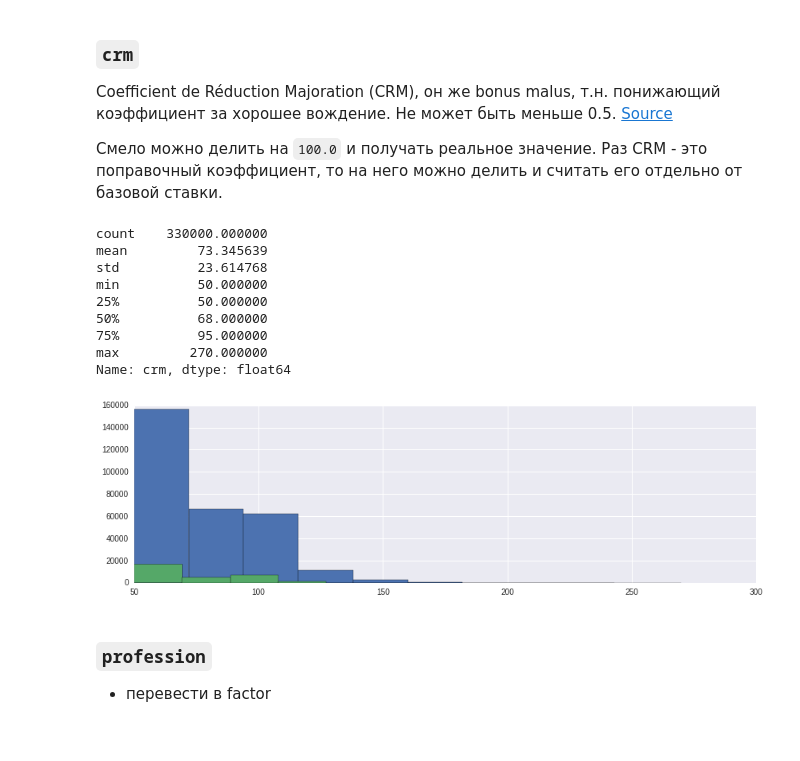
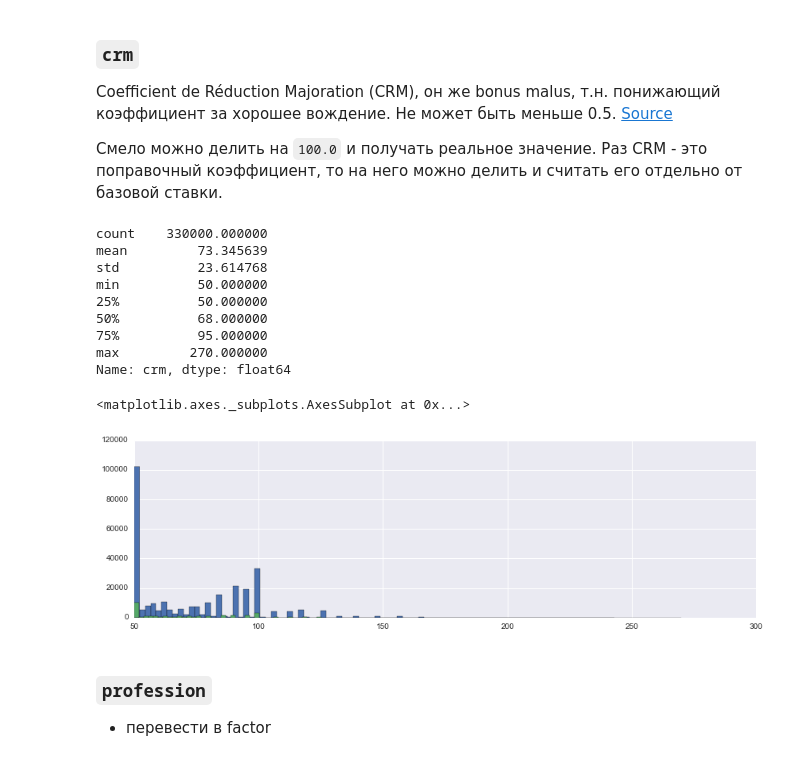
Before and after one commit to demidovakatya/competitions, a Jupyter notebook: exploratory_data_analysis.ipynb, the cells around one changed output. Cells and saved outputs as stored; diff of their text form; code cells hidden in the pictures.

```diff
--- a/exploratory_data_analysis.ipynb
+++ b/exploratory_data_analysis.ipynb
@@ -442,20 +433,21 @@ Coefficient de Réduction Majoration (CRM), он же bonus malus, т.н. пон
 # %%
 print(df.crm.describe())
 plt.figure(figsize=(14,4))
-X.crm.hist();
-X_test.crm.hist();
+X.crm.hist(bins = 100);
+X_test.crm.hist(bins = 100);
 # np.log(X.crm).hist();
 # %% [output]
 count    330000.000000
 mean         73.345639
 std          23.614768
 min          50.000000
 25%          50.000000
 50%          68.000000
 75%          95.000000
 max         270.000000
 Name: crm, dtype: float64
+<matplotlib.axes._subplots.AxesSubplot at 0x...>
-[figure, old version]
+[figure, new version]
 # %%
 # X.crm.value_counts()
 # %% [markdown]
```
Also changed, not shown: parts of 25 cells of this notebook.
